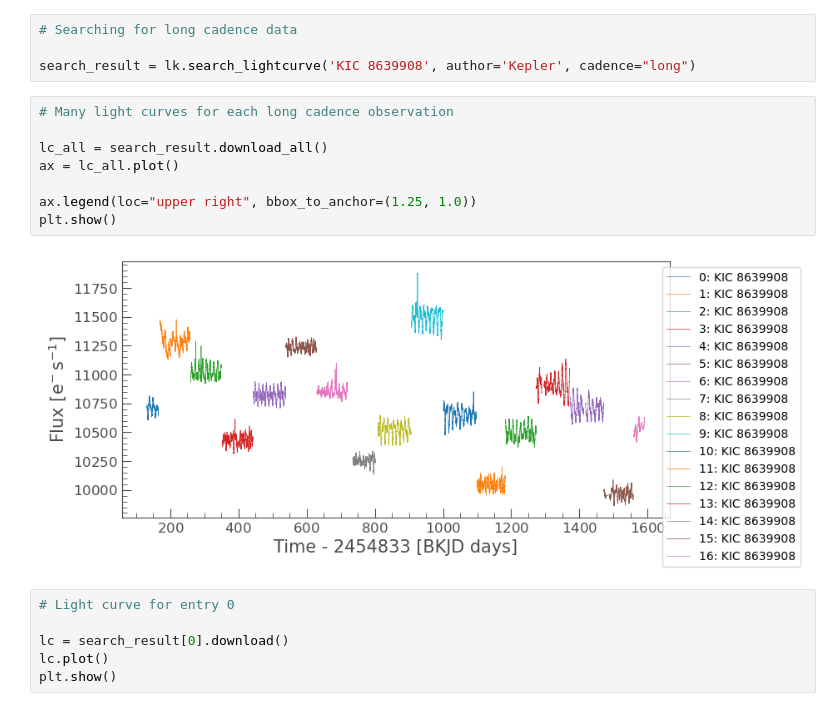
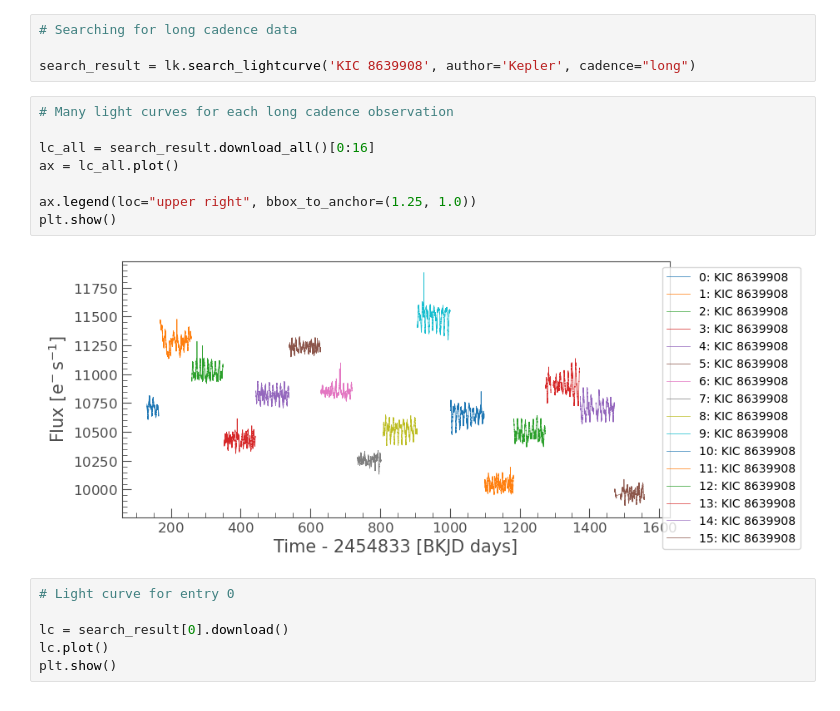
Before and after one commit to psi-dirac/psi-planet-disintegration, a Jupyter notebook: KOI2700b/clean_code.ipynb, the cells around one changed output. Drawn from its saved outputs; the diff is of its cells as text.

```diff
--- a/KOI2700b/clean_code.ipynb
+++ b/KOI2700b/clean_code.ipynb
@@ -12,13 +12,13 @@ search_result = lk.search_lightcurve('KIC 8639908', author='Kepler', cadence="lo
 # %%
 # Many light curves for each long cadence observation
 
-lc_all = search_result.download_all()
+lc_all = search_result.download_all()[0:16]
 ax = lc_all.plot()
 
 ax.legend(loc="upper right", bbox_to_anchor=(1.25, 1.0))
 plt.show()
 # %% [output]
-[figure, old version]
+[figure, new version]
 # %%
 # Light curve for entry 0
 
```
Also changed, not shown: parts of 5 cells of this notebook.
